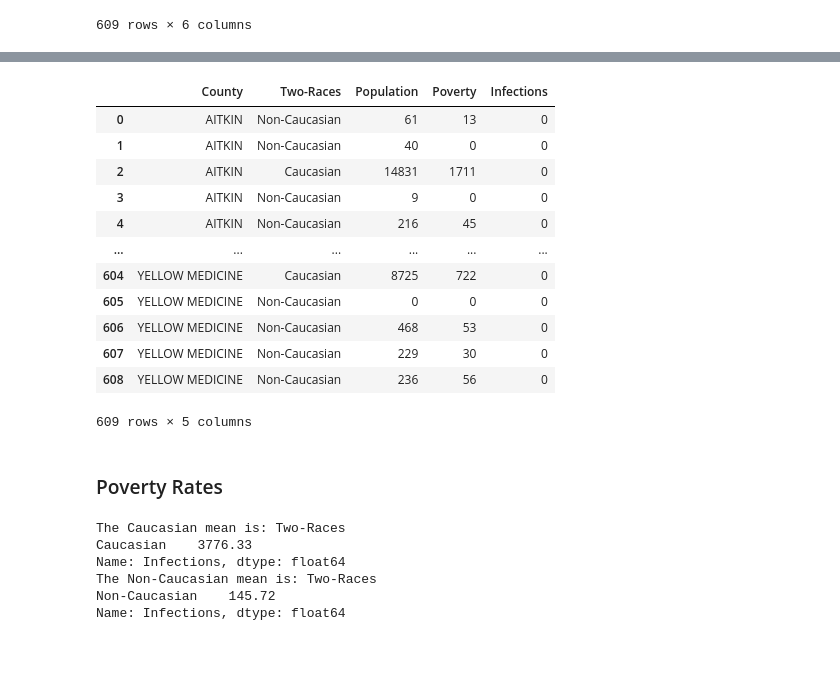
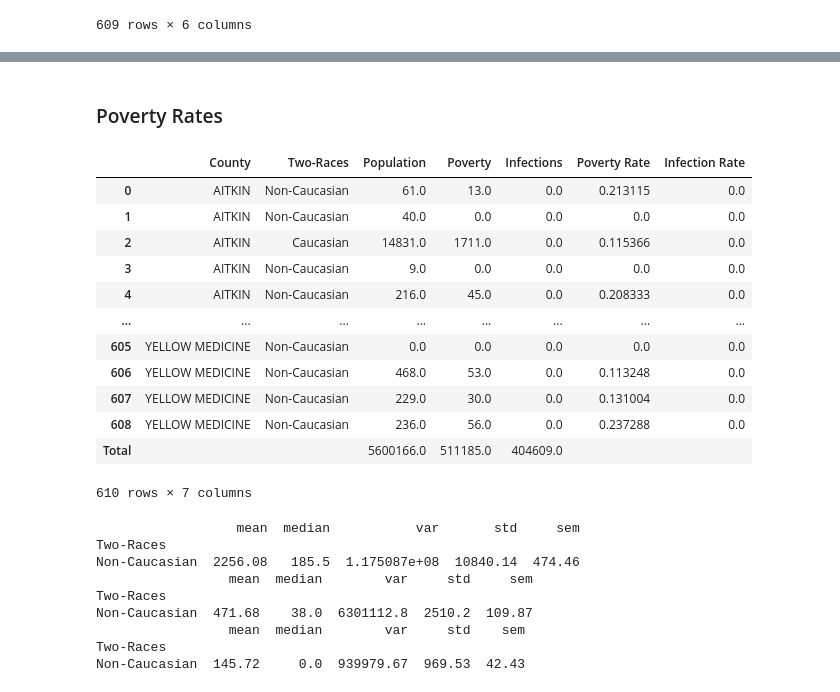
Before and after one commit to tlenzmeier58/Project_1, a Jupyter notebook: working.ipynb, the cells around one changed output, grey strips where cells are left out. Drawn from its saved outputs; the diff is of its cells as text; code cells hidden in the pictures; blank space fills up the shorter version.

```diff
--- a/working.ipynb
+++ b/working.ipynb
@@ -319,19 +315,3 @@ two_races_df = merged_df[['County', 'Two-Races', 'Population', 'Poverty', 'Infec
-# %%
-two_races_df
-# %% [output]
-|  | County | Two-Races | Population | Poverty | Infections |
-| 0 | AITKIN | Non-Caucasian | 61 | 13 | 0 |
-| 1 | AITKIN | Non-Caucasian | 40 | 0 | 0 |
-| 2 | AITKIN | Caucasian | 14831 | 1711 | 0 |
-| 3 | AITKIN | Non-Caucasian | 9 | 0 | 0 |
-| 4 | AITKIN | Non-Caucasian | 216 | 45 | 0 |
-| ... | ... | ... | ... | ... | ... |
-| 604 | YELLOW MEDICINE | Caucasian | 8725 | 722 | 0 |
-| 605 | YELLOW MEDICINE | Non-Caucasian | 0 | 0 | 0 |
-| 606 | YELLOW MEDICINE | Non-Caucasian | 468 | 53 | 0 |
-| 607 | YELLOW MEDICINE | Non-Caucasian | 229 | 30 | 0 |
-| 608 | YELLOW MEDICINE | Non-Caucasian | 236 | 56 | 0 |
-609 rows × 5 columns
 # %% [markdown]
 ### Poverty Rates
 # %%
@@ -352,27 +332,27 @@ while i < len(two_races_df):
 two_races_df["Poverty Rate"] = poverty_rate
 two_races_df["Infection Rate"] = infection_rate
 # %%
+# Population, poverty, and infection totals
 row_sum = two_races_df.iloc[:,2:5].sum()
 
 two_races_df.loc['Total'] = row_sum
 two_races_df.fillna('')
 two_races_df.loc['Total', 'County']=''
 two_races_df.loc['Total', 'Two-Races'] = ''
 two_races_df.loc['Total', 'Poverty Rate'] = ''
 two_races_df.loc['Total', 'Infection Rate'] = ''
-two_races_df.to_csv("../Project_1/test.csv")
+two_races_df
+# %% [output]
+|  | County | Two-Races | Population | Poverty | Infections | Poverty Rate | Infection Rate |
+| 0 | AITKIN | Non-Caucasian | 61.0 | 13.0 | 0.0 | 0.213115 | 0.0 |
+| 1 | AITKIN | Non-Caucasian | 40.0 | 0.0 | 0.0 | 0.0 | 0.0 |
+| 2 | AITKIN | Caucasian | 14831.0 | 1711.0 | 0.0 | 0.115366 | 0.0 |
+| 3 | AITKIN | Non-Caucasian | 9.0 | 0.0 | 0.0 | 0.0 | 0.0 |
+| 4 | AITKIN | Non-Caucasian | 216.0 | 45.0 | 0.0 | 0.208333 | 0.0 |
+| ... | ... | ... | ... | ... | ... | ... | ... |
+| 605 | YELLOW MEDICINE | Non-Caucasian | 0.0 | 0.0 | 0.0 | 0.0 | 0.0 |
+| 606 | YELLOW MEDICINE | Non-Caucasian | 468.0 | 53.0 | 0.0 | 0.113248 | 0.0 |
+| 607 | YELLOW MEDICINE | Non-Caucasian | 229.0 | 30.0 | 0.0 | 0.131004 | 0.0 |
+| 608 | YELLOW MEDICINE | Non-Caucasian | 236.0 | 56.0 | 0.0 | 0.237288 | 0.0 |
+| Total |  |  | 5600166.0 | 511185.0 | 404609.0 |  |  |
+610 rows × 7 columns
-# %%
-caucasian = two_races_df.loc[two_races_df['Two-Races'] == 'Caucasian']
-non_caucasian = two_races_df.loc[two_races_df['Two-Races'] == 'Non-Caucasian']
-cauc_mean = caucasian.groupby(['Two-Races']).mean()['Infections']
-non_cauc_mean = non_caucasian.groupby(['Two-Races']).mean()['Infections']
-
-print(f"The Caucasian mean is: {cauc_mean.round(2)}")
-print(f"The Non-Caucasian mean is: {non_cauc_mean.round(2)}")
-# %% [output]
-The Caucasian mean is: Two-Races
-Caucasian    3776.33
-Name: Infections, dtype: float64
-The Non-Caucasian mean is: Two-Races
-Non-Caucasian    145.72
-Name: Infections, dtype: float64
@@ -378,0 +366,21 @@ Name: Infections, dtype: float64
+# %%
+# Non-Caucasian statistical summary
+
+non_caucasian = two_races_df.loc[two_races_df['Two-Races'] == 'Non-Caucasian']
+non_caucasian_pop = non_caucasian.groupby(['Two-Races'])['Population'].agg(['mean', 'median', 'var', 'std', 'sem']).astype(float).round(2)
+non_caucasian_pov = non_caucasian.groupby(['Two-Races'])['Poverty'].agg(['mean', 'median', 'var', 'std', 'sem']).astype(float).round(2)
+non_caucasian_inf = non_caucasian.groupby(['Two-Races'])['Infections'].agg(['mean', 'median', 'var', 'std', 'sem']).astype(float).round(2)
+
+print(non_caucasian_pop)
+print(non_caucasian_pov)
+print(non_caucasian_inf)
+# %% [output]
+                  mean  median           var       std     sem
+Two-Races
+Non-Caucasian  2256.08   185.5  1.175087e+08  10840.14  474.46
+                 mean  median        var     std     sem
+Two-Races
+Non-Caucasian  471.68    38.0  6301112.8  2510.2  109.87
+                 mean  median        var     std    sem
+Two-Races
+Non-Caucasian  145.72     0.0  939979.67  969.53  42.43
```
Also changed, not shown: parts of 9 cells of this notebook, 3 other files.
